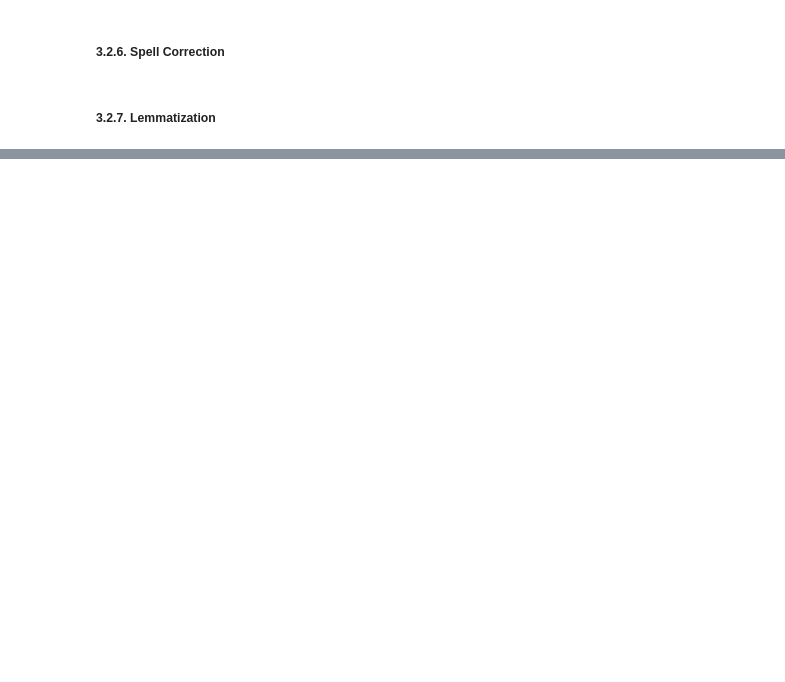
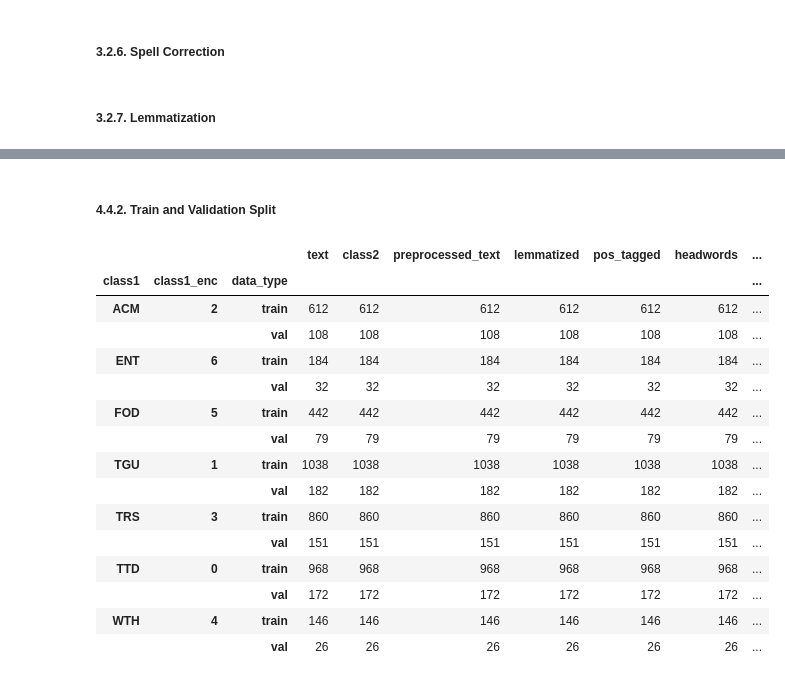
Before and after one commit to tsj1992/CS5616-NLP-A4, a Jupyter notebook: CS5616 - NLP - A4 - Text Classification.ipynb, the cells around one changed output, grey strips where cells are left out. Cells and saved outputs as stored; diff of their text form; code cells hidden in the pictures; blank space fills up the shorter version.

```diff
--- a/CS5616 - NLP - A4 - Text Classification.ipynb
+++ b/CS5616 - NLP - A4 - Text Classification.ipynb
@@ -336,0 +1072,9 @@ Name: lemmatized, Length: 5000, dtype: object
+# %%
+possible_labels_1 = df['class1'].unique()
+possible_labels_2 = df['class2'].unique()
+
+label_dict_1 = {}
+for index, possible_label in enumerate(possible_labels_1):
+    label_dict_1[possible_label] = index
+print('COURSE CLASSES')
+label_dict_1
@@ -336,0 +1084,6 @@ Name: lemmatized, Length: 5000, dtype: object
+# %%
+print('FINE CLASSES')
+label_dict_2 = {}
+for index, possible_label in enumerate(possible_labels_2):
+    label_dict_2[possible_label] = index
+label_dict_2
@@ -336,0 +1109,4 @@ Name: lemmatized, Length: 5000, dtype: object
+# %%
+df['class1_enc'] = df.class1.replace(label_dict_1)
+df['class2_enc'] = df.class2.replace(label_dict_2)
+df.head(10)
@@ -336,0 +1125,41 @@ Name: lemmatized, Length: 5000, dtype: object
+# %% [markdown]
+##### 4.4.2. Train and Validation Split
+# %%
+X_train_1, X_val_1, y_train_1, y_val_1 = train_test_split(df.index.values,
+                                                  df.class1_enc.values,
+                                                  test_size=0.15,
+                                                  random_state=42,
+                                                  stratify=df.class1_enc.values)
+
+X_train_2, X_val_2, y_train_2, y_val_2 = train_test_split(df.index.values,
+                                                  df.class2_enc.values,
+                                                  test_size=0.15,
+                                                  random_state=42,
+                                                  stratify=df.class2_enc.values)
+
+df['data_type'] = ['not_set']*df.shape[0]
+
+df.loc[X_train_1, 'data_type'] = 'train'
+df.loc[X_val_1, 'data_type'] = 'val'
+
+df.loc[X_train_2, 'data_type'] = 'train'
+df.loc[X_val_2, 'data_type'] = 'val'
+# %%
+df.groupby(['class1', 'class1_enc', 'data_type']).count()
+# %% [output]
+|  |  |  | text | class2 | preprocessed_text | lemmatized | pos_tagged | headwords | ... |
+| class1 | class1_enc | data_type |  |  |  |  |  |  | ... |
+| ACM | 2 | train | 612 | 612 | 612 | 612 | 612 | 612 | ... |
+|  |  | val | 108 | 108 | 108 | 108 | 108 | 108 | ... |
+| ENT | 6 | train | 184 | 184 | 184 | 184 | 184 | 184 | ... |
+|  |  | val | 32 | 32 | 32 | 32 | 32 | 32 | ... |
+| FOD | 5 | train | 442 | 442 | 442 | 442 | 442 | 442 | ... |
+|  |  | val | 79 | 79 | 79 | 79 | 79 | 79 | ... |
+| TGU | 1 | train | 1038 | 1038 | 1038 | 1038 | 1038 | 1038 | ... |
+|  |  | val | 182 | 182 | 182 | 182 | 182 | 182 | ... |
+| TRS | 3 | train | 860 | 860 | 860 | 860 | 860 | 860 | ... |
+|  |  | val | 151 | 151 | 151 | 151 | 151 | 151 | ... |
+| TTD | 0 | train | 968 | 968 | 968 | 968 | 968 | 968 | ... |
+|  |  | val | 172 | 172 | 172 | 172 | 172 | 172 | ... |
+| WTH | 4 | train | 146 | 146 | 146 | 146 | 146 | 146 | ... |
+|  |  | val | 26 | 26 | 26 | 26 | 26 | 26 | ... |
```
Also changed, not shown: parts of 117 cells of this notebook, 1 other file.
